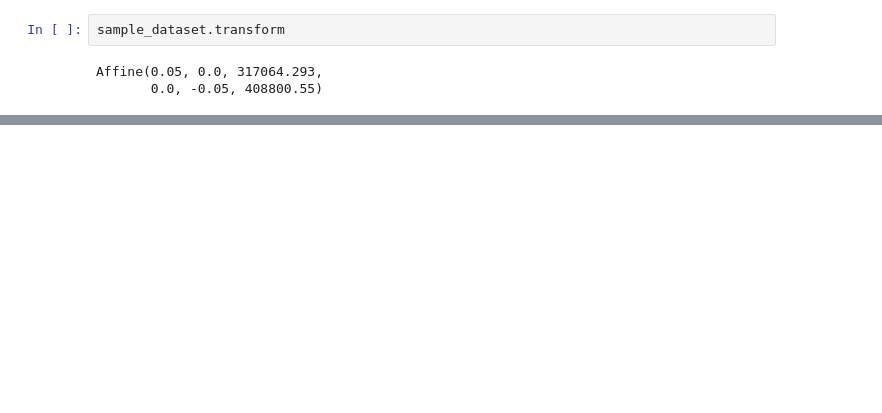
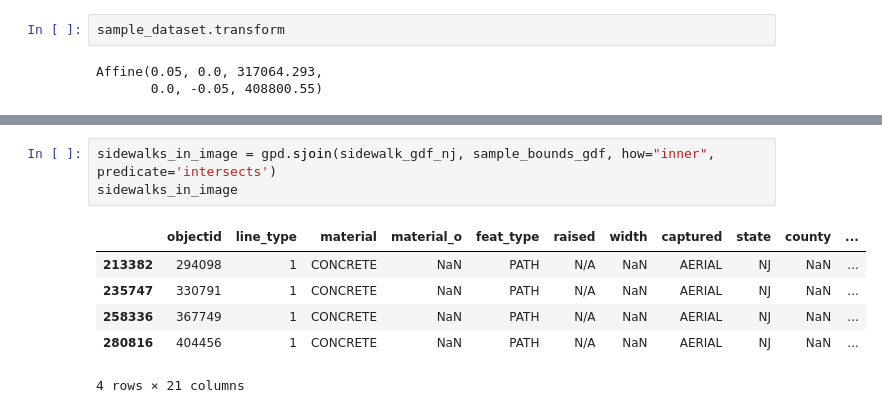
Before and after one commit to FgSurewin/rutgers_sidewalk_project, a Jupyter notebook: notebooks/inspect_tiff_images.ipynb, the cells around one changed output, grey strips where cells are left out. Drawn from its saved outputs; the diff is of its cells as text; blank space fills up the shorter version.

```diff
--- a/notebooks/inspect_tiff_images.ipynb
+++ b/notebooks/inspect_tiff_images.ipynb
@@ -83,0 +109,10 @@ Converted from EPSG:9001 to EPSG:4326: (52.20296811092418, 0.0)
+# %%
+sidewalks_in_image = gpd.sjoin(sidewalk_gdf_nj, sample_bounds_gdf, how="inner", predicate='intersects')
+sidewalks_in_image
+# %% [output]
+|  | objectid | line_type | material | material_o | feat_type | raised | width | captured | state | county | ... |
+| 213382 | 294098 | 1 | CONCRETE | NaN | PATH | N/A | NaN | AERIAL | NJ | NaN | ... |
+| 235747 | 330791 | 1 | CONCRETE | NaN | PATH | N/A | NaN | AERIAL | NJ | NaN | ... |
+| 258336 | 367749 | 1 | CONCRETE | NaN | PATH | N/A | NaN | AERIAL | NJ | NaN | ... |
+| 280816 | 404456 | 1 | CONCRETE | NaN | PATH | N/A | NaN | AERIAL | NJ | NaN | ... |
+4 rows × 21 columns
```
Also changed, not shown: parts of 21 cells of this notebook.
